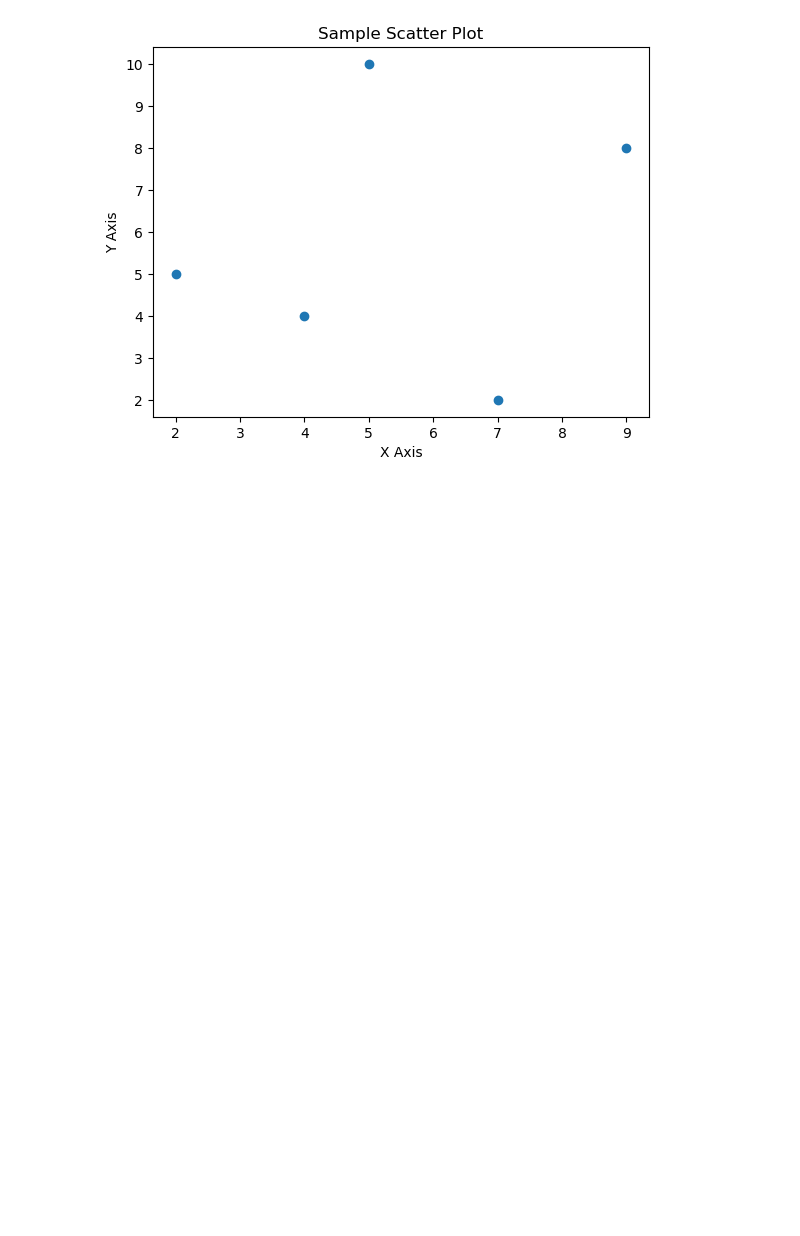
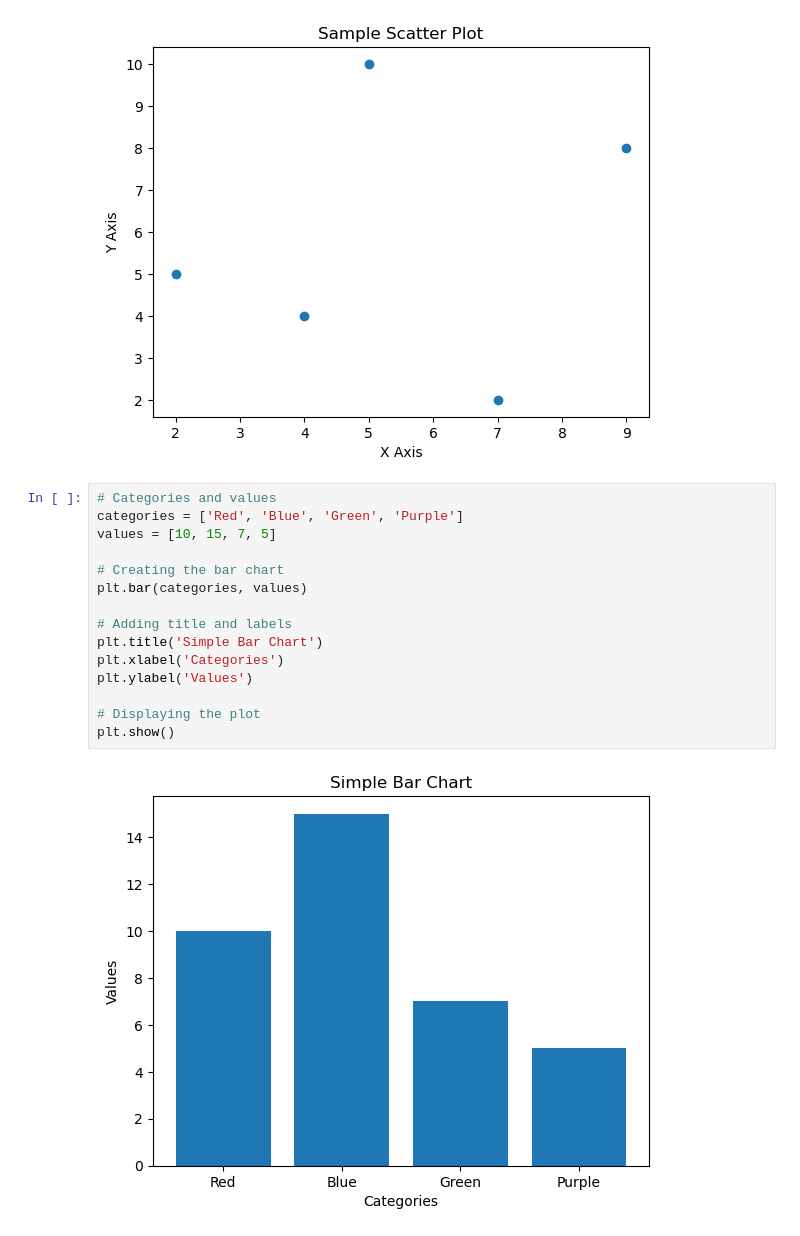
Before and after one commit to invinciblesk/matplotlib_Basics, a Jupyter notebook: plt_basics.ipynb, the cells around one changed output. Drawn from its saved outputs; the diff is of its cells as text; blank space fills up the shorter version.

Commit message:
Bar chart for discrete categories comparison.

```diff
--- a/plt_basics.ipynb
+++ b/plt_basics.ipynb
@@ -49,3 +49,20 @@ plt.ylabel('Y Axis')
 plt.show()
 # %% [output]
 [figure]
+# %%
+# Categories and values
+categories = ['Red', 'Blue', 'Green', 'Purple']
+values = [10, 15, 7, 5]
+
+# Creating the bar chart
+plt.bar(categories, values)
+
+# Adding title and labels
+plt.title('Simple Bar Chart')
+plt.xlabel('Categories')
+plt.ylabel('Values')
+
+# Displaying the plot
+plt.show()
+# %% [output]
+[figure, added]
```
